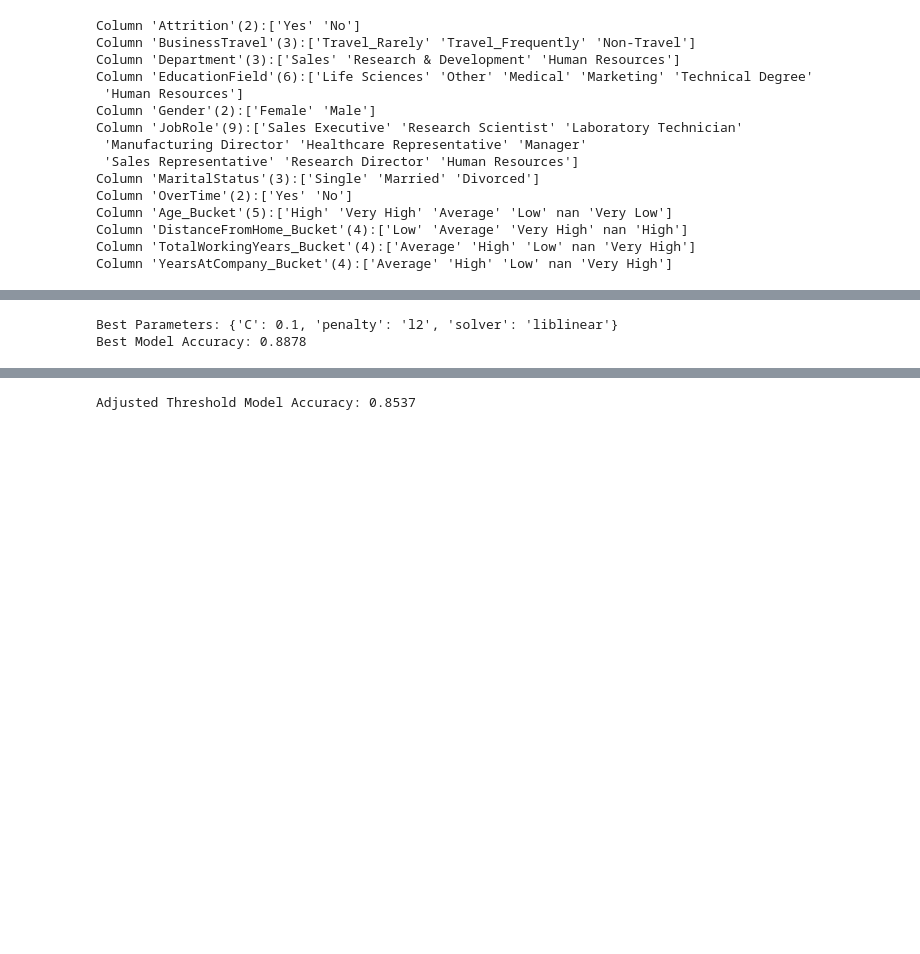
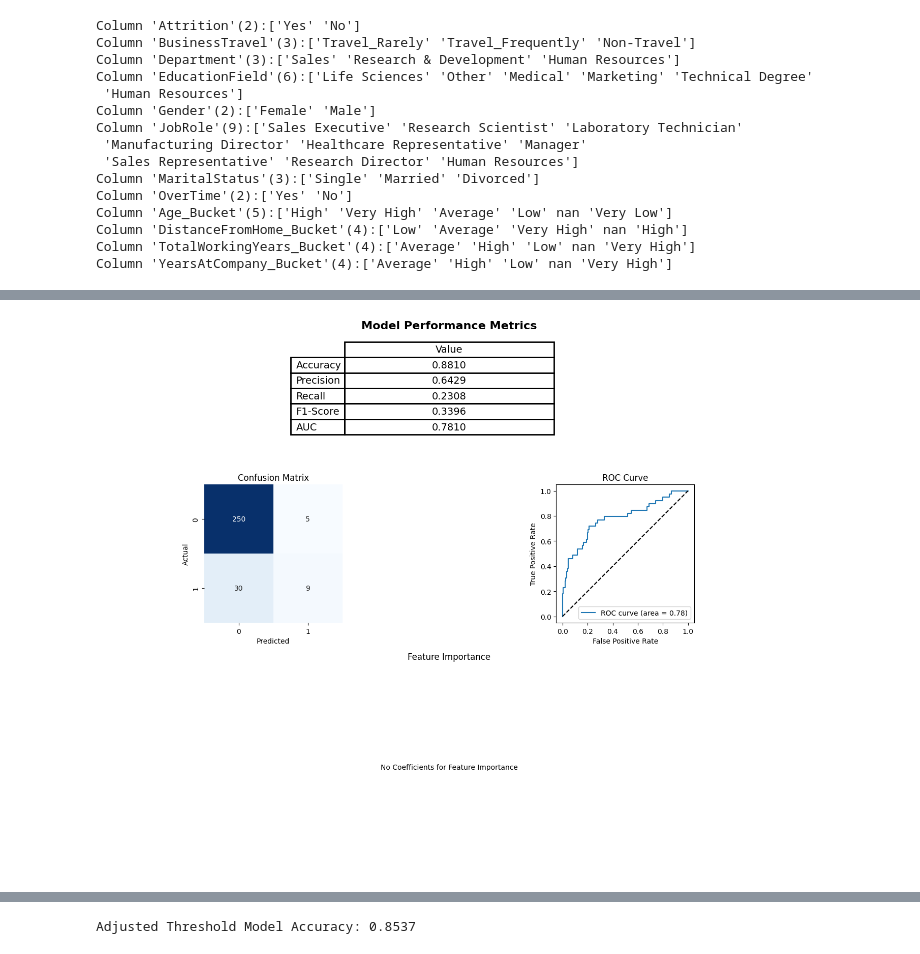
Before and after one commit to Patrick-RK/ML_Templates, a Jupyter notebook: linear_regression/modelling.ipynb, the cells around one changed output, grey strips where cells are left out. Saved outputs shown, nothing was run; the diff lists cells and outputs as text; code cells hidden in the pictures; blank space fills up the shorter version.

```diff
--- a/linear_regression/modelling.ipynb
+++ b/linear_regression/modelling.ipynb
@@ -495,15 +342,13 @@ def evaluate_single_variable_models(data, target_column):
 # %%
 from sklearn.model_selection import GridSearchCV
 
 param_grid = {'C': [0.1, 1, 10], 'penalty': ['l2'], 'solver': ['liblinear']}
 grid_search = GridSearchCV(LogisticRegression(), param_grid, cv=5)
-grid_search.fit(X_train, y_train)
+grid_model = grid_search.fit(X_train, y_train)
 
-print(f"Best Parameters: {grid_search.best_params_}")
-print(f"Best Model Accuracy: {grid_search.score(X_test, y_test):.4f}")
+summarise_model(grid_search, X_test, y_test)
 # %% [output]
-Best Parameters: {'C': 0.1, 'penalty': 'l2', 'solver': 'liblinear'}
-Best Model Accuracy: 0.8878
+[figure, added]
 # %%
 # Logistic Regression with Class Weight Adjustment
 model_weighted = LogisticRegression(class_weight='balanced')
```
Also changed, not shown: parts of 19 cells of this notebook.
